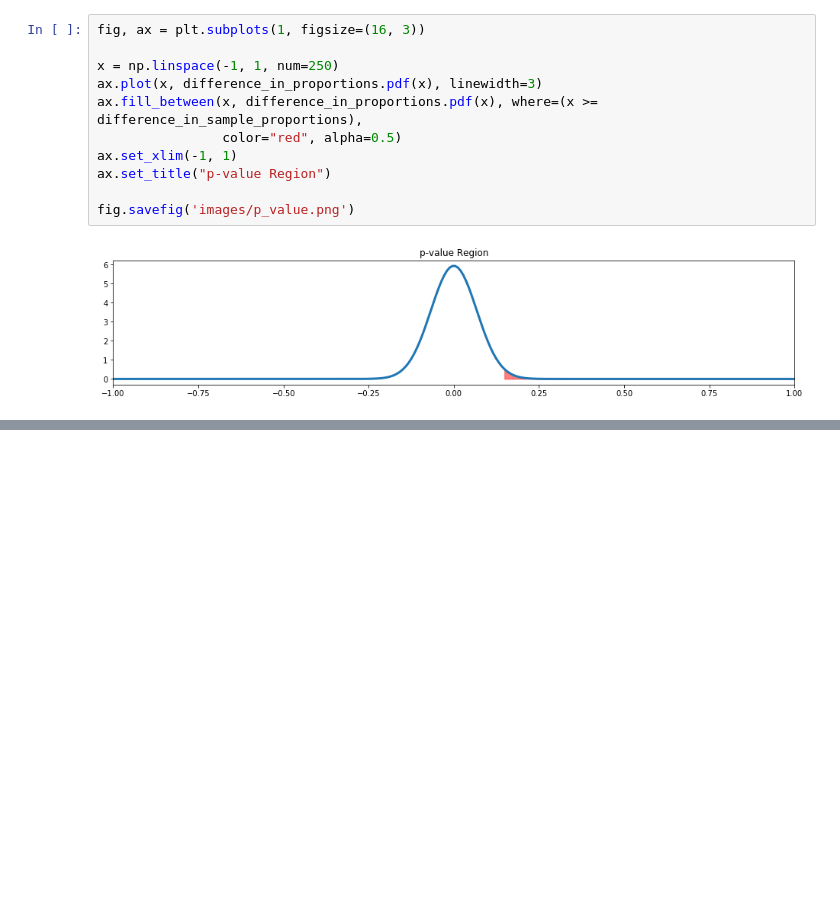
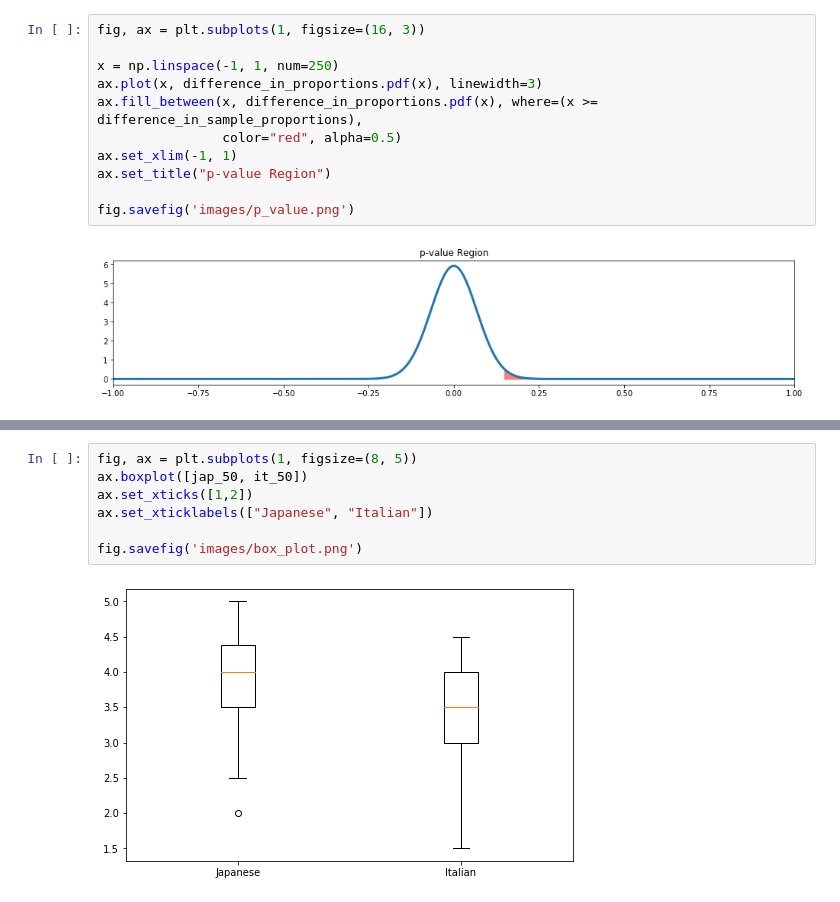
Before and after one commit to yueweng/restaurant-reviews, a Jupyter notebook: project.ipynb, the cells around one changed output, grey strips where cells are left out. Drawn from its saved outputs; the diff is of its cells as text; blank space fills up the shorter version.

```diff
--- a/project.ipynb
+++ b/project.ipynb
@@ -1991,0 +2014,9 @@ fig.savefig('images/p_value.png')
+# %%
+fig, ax = plt.subplots(1, figsize=(8, 5))
+ax.boxplot([jap_50, it_50])
+ax.set_xticks([1,2])
+ax.set_xticklabels(["Japanese", "Italian"])
+
+fig.savefig('images/box_plot.png')
+# %% [output]
+[figure, added]
```
Also changed, not shown: parts of 2 cells of this notebook, 3 other files.
